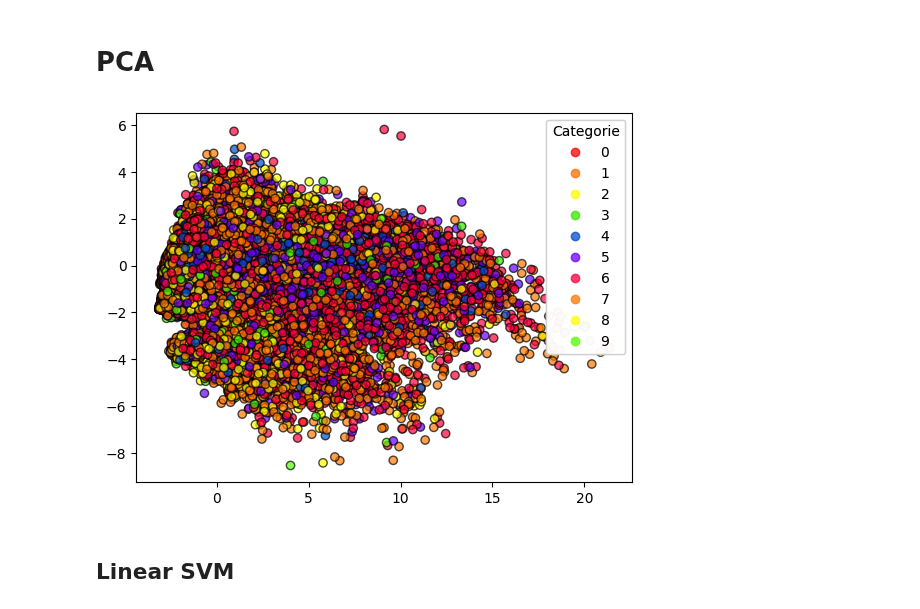
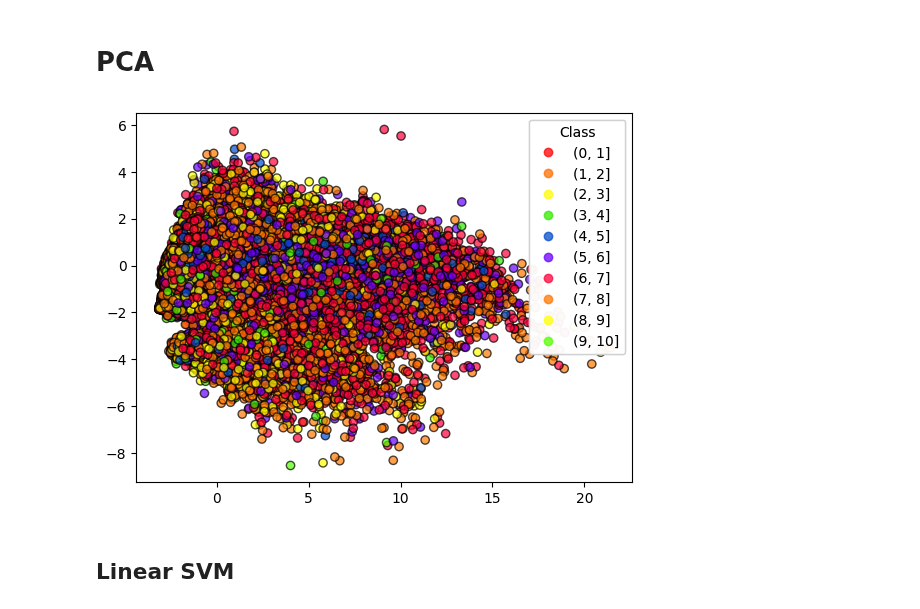
Before and after one commit to luigiascio/Data-Mining-2, a Jupyter notebook: SVM_rating.ipynb, the cells around one changed output. Saved outputs shown, nothing was run; the diff lists cells and outputs as text; code cells hidden in the pictures.

```diff
--- a/SVM_rating.ipynb
+++ b/SVM_rating.ipynb
@@ -48,22 +48,30 @@ pca.fit(X_train)
 X_pca = pca.transform(X_train)
 # %%
 from sklearn.preprocessing import LabelEncoder
+import matplotlib.pyplot as plt
+import numpy as np
 
 # Supponiamo che y_train contenga le categorie come stringhe
-#y_train = np.array(['(5, 6]', '(5, 6]', '(6, 7]', ..., '(6, 7]', '(7, 8]', '(9, 10]'])
+#y_train = np.array(['[0,1)', '[0,1)', '[1,2)', ..., '[1,2)', '[2,3)', '[3,4)'])
 
 # Utilizza LabelEncoder per convertire le categorie in numeri
 label_encoder = LabelEncoder()
 y_train_numeric = label_encoder.fit_transform(y_train)
 
 # Ora puoi usare y_train_numeric come argomento 'c' per plt.scatter
 scatter = plt.scatter(X_pca[:, 0], X_pca[:, 1], c=y_train_numeric, cmap=plt.cm.prism, edgecolor='k', alpha=0.7)
-legend1 = plt.legend(*scatter.legend_elements(), title="Categorie")
+
+# Crea una mappa delle etichette personalizzate
+labels = label_encoder.classes_
+
+# Aggiungi la leggenda con le etichette personalizzate
+handles, _ = scatter.legend_elements()
+legend1 = plt.legend(handles, labels, title="Class")
 plt.gca().add_artist(legend1)
 
 plt.show()
 # %% [output]
-[figure, old version]
+[figure, new version]
 # %% [markdown]
 ## Linear SVM
 # %%
```
Also changed, not shown: parts of 4 cells of this notebook, 2 other files.
